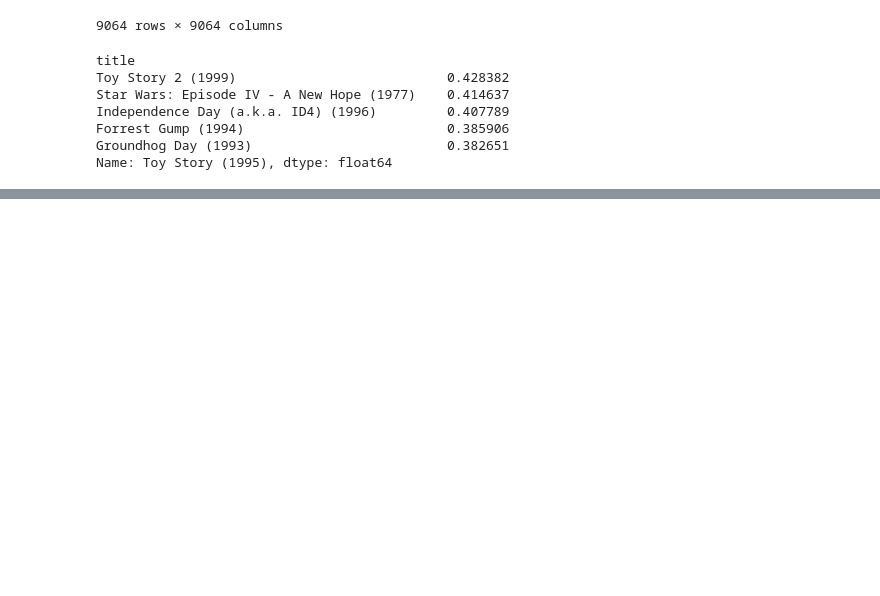
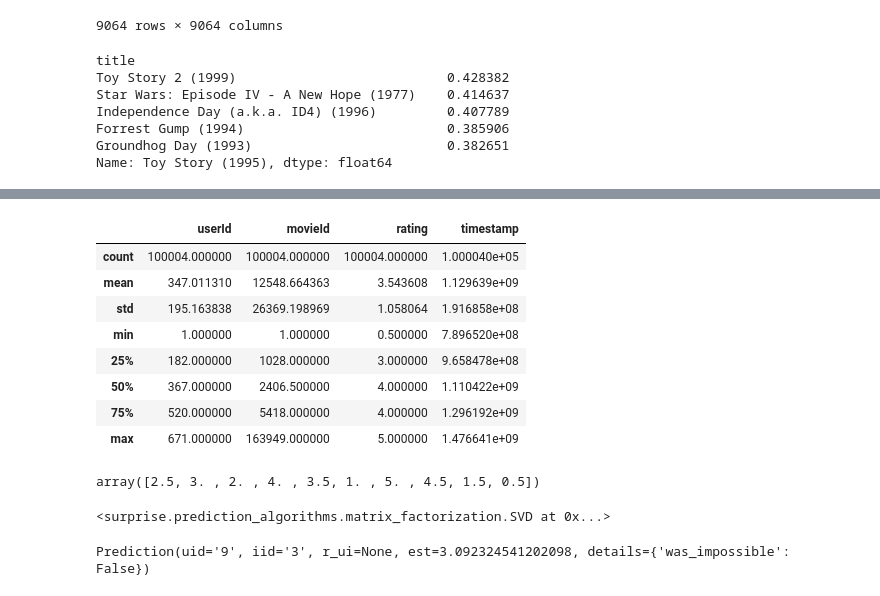
Before and after one commit to walker0625/machine-learning, a Jupyter notebook: theory/5. recommend_system.ipynb, the cells around one changed output, grey strips where cells are left out. Cells and saved outputs as stored; diff of their text form; code cells hidden in the pictures; blank space fills up the shorter version.

```diff
--- a/theory/5. recommend_system.ipynb
+++ b/theory/5. recommend_system.ipynb
@@ -417,0 +434,3 @@ Name: Toy Story (1995), dtype: float64
+# %%
+ratings = pd.read_csv('../data/ratings.csv')
+ratings.head()
@@ -417,0 +444,34 @@ Name: Toy Story (1995), dtype: float64
+# %%
+ratings.to_csv('../data/ratings_nohead.csv', index=False, header=False)
+ratings.describe() # 최소는 0이 아니라 0.5
+# %% [output]
+|  | userId | movieId | rating | timestamp |
+| count | 100004.000000 | 100004.000000 | 100004.000000 | 1.000040e+05 |
+| mean | 347.011310 | 12548.664363 | 3.543608 | 1.129639e+09 |
+| std | 195.163838 | 26369.198969 | 1.058064 | 1.916858e+08 |
+| min | 1.000000 | 1.000000 | 0.500000 | 7.896520e+08 |
+| 25% | 182.000000 | 1028.000000 | 3.000000 | 9.658478e+08 |
+| 50% | 367.000000 | 2406.500000 | 4.000000 | 1.110422e+09 |
+| 75% | 520.000000 | 5418.000000 | 4.000000 | 1.296192e+09 |
+| max | 671.000000 | 163949.000000 | 5.000000 | 1.476641e+09 |
+# %%
+ratings['rating'].unique()
+# %% [output]
+array([2.5, 3. , 2. , 4. , 3.5, 1. , 5. , 4.5, 1.5, 0.5])
+# %%
+# line_format(nohead로 기존 컬럼명 제거했기 때문에 재설정), sep(구분자 : 기본값 ',')
+movie_reader = Reader(line_format='user item rating timestamp', sep=',', rating_scale=(0.5, 5))
+data_folds = DatasetAutoFolds(ratings_file='../data/ratings_nohead.csv', reader=movie_reader)
+
+# 100% 다 훈련용으로 사용
+trainset = data_folds.build_full_trainset()
+
+model = SVD(n_factors=50, random_state=42) # n_factors - 차원수
+model.fit(trainset)
+# %% [output]
+<surprise.prediction_algorithms.matrix_factorization.SVD at 0x...>
+# %%
+y_pred = model.predict('9', '3') # 9번 유저가 3번 영화를 보면 3.09점(est)을 줄 것으로 예상
+y_pred
+# %% [output]
+Prediction(uid='9', iid='3', r_ui=None, est=3.092324541202098, details={'was_impossible': False})
```
Also changed, not shown: parts of 15 cells of this notebook, 4 other files.
